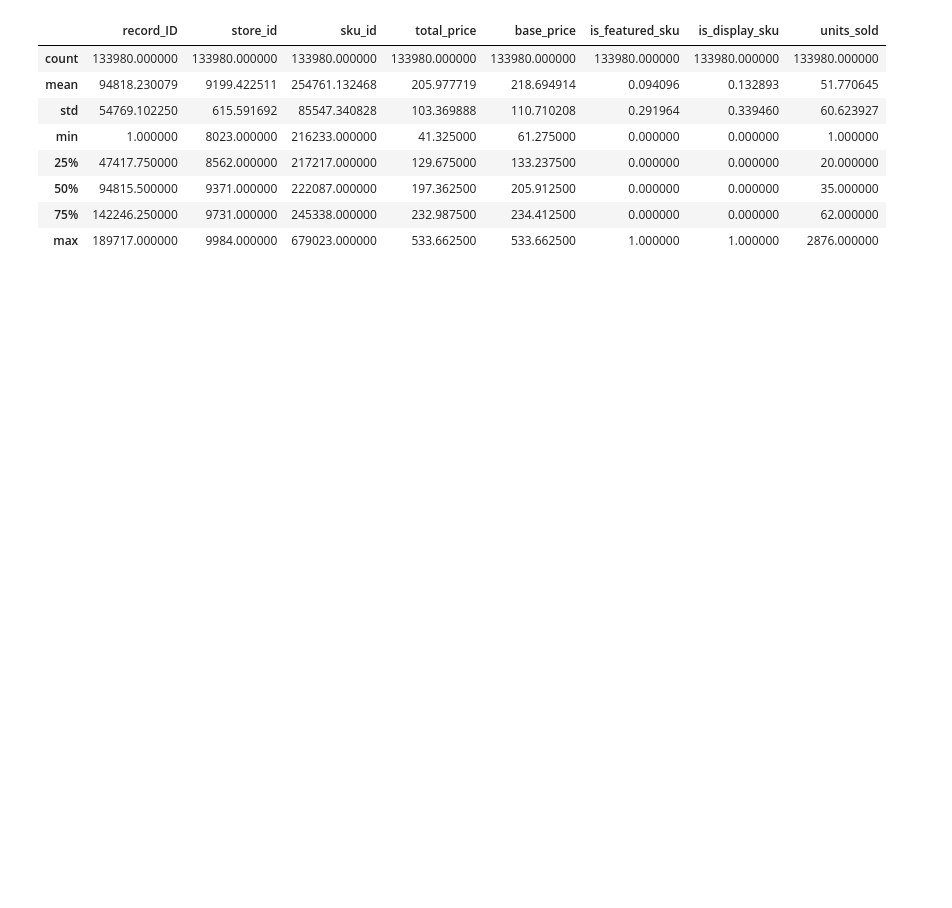
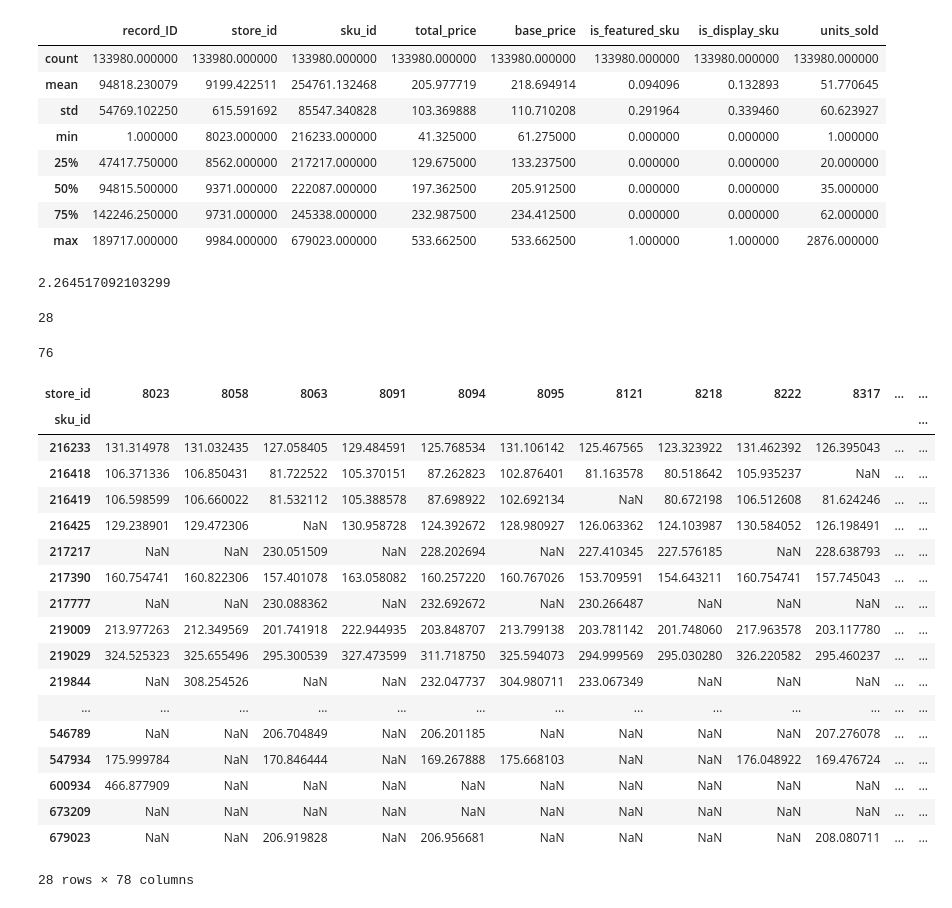
Before and after one commit to Mouadh-Bourezg/DEVCAMP2025, a Jupyter notebook: pyNotebook.ipynb, the cells around one changed output. Drawn from its saved outputs; the diff is of its cells as text; code cells hidden in the pictures; blank space fills up the shorter version.

```diff
--- a/pyNotebook.ipynb
+++ b/pyNotebook.ipynb
@@ -16,0 +19,43 @@ dt.describe()
+# %%
+(len(df2)/len(df))*100
+# %% [output]
+2.264517092103299
+# %%
+len(df['sku_id'].unique())
+# %% [output]
+28
+# %%
+len(df['store_id'].unique())
+# %% [output]
+76
+# %%
+sku_price_comparison = df.pivot_table(
+    index="sku_id",
+    columns="store_id",
+    values="base_price",
+    aggfunc="mean"  # or use max/min if needed
+)
+sku_price_comparison['min_price_across_stores'] = sku_price_comparison.min(axis=1)
+sku_price_comparison['max_price_across_stores'] = sku_price_comparison.max(axis=1)
+
+sku_price_comparison
+# %% [output]
+| store_id | 8023 | 8058 | 8063 | 8091 | 8094 | 8095 | 8121 | 8218 | 8222 | 8317 | ... | ... |
+| sku_id |  |  |  |  |  |  |  |  |  |  |  | ... |
+| 216233 | 131.314978 | 131.032435 | 127.058405 | 129.484591 | 125.768534 | 131.106142 | 125.467565 | 123.323922 | 131.462392 | 126.395043 | ... | ... |
+| 216418 | 106.371336 | 106.850431 | 81.722522 | 105.370151 | 87.262823 | 102.876401 | 81.163578 | 80.518642 | 105.935237 | NaN | ... | ... |
+| 216419 | 106.598599 | 106.660022 | 81.532112 | 105.388578 | 87.698922 | 102.692134 | NaN | 80.672198 | 106.512608 | 81.624246 | ... | ... |
+| 216425 | 129.238901 | 129.472306 | NaN | 130.958728 | 124.392672 | 128.980927 | 126.063362 | 124.103987 | 130.584052 | 126.198491 | ... | ... |
+| 217217 | NaN | NaN | 230.051509 | NaN | 228.202694 | NaN | 227.410345 | 227.576185 | NaN | 228.638793 | ... | ... |
+| 217390 | 160.754741 | 160.822306 | 157.401078 | 163.058082 | 160.257220 | 160.767026 | 153.709591 | 154.643211 | 160.754741 | 157.745043 | ... | ... |
+| 217777 | NaN | NaN | 230.088362 | NaN | 232.692672 | NaN | 230.266487 | NaN | NaN | NaN | ... | ... |
+| 219009 | 213.977263 | 212.349569 | 201.741918 | 222.944935 | 203.848707 | 213.799138 | 203.781142 | 201.748060 | 217.963578 | 203.117780 | ... | ... |
+| 219029 | 324.525323 | 325.655496 | 295.300539 | 327.473599 | 311.718750 | 325.594073 | 294.999569 | 295.030280 | 326.220582 | 295.460237 | ... | ... |
+| 219844 | NaN | 308.254526 | NaN | NaN | 232.047737 | 304.980711 | 233.067349 | NaN | NaN | NaN | ... | ... |
+| ... | ... | ... | ... | ... | ... | ... | ... | ... | ... | ... | ... | ... |
+| 546789 | NaN | NaN | 206.704849 | NaN | 206.201185 | NaN | NaN | NaN | NaN | 207.276078 | ... | ... |
+| 547934 | 175.999784 | NaN | 170.846444 | NaN | 169.267888 | 175.668103 | NaN | NaN | 176.048922 | 169.476724 | ... | ... |
+| 600934 | 466.877909 | NaN | NaN | NaN | NaN | NaN | NaN | NaN | NaN | NaN | ... | ... |
+| 673209 | NaN | NaN | NaN | NaN | NaN | NaN | NaN | NaN | NaN | NaN | ... | ... |
+| 679023 | NaN | NaN | 206.919828 | NaN | 206.956681 | NaN | NaN | NaN | NaN | 208.080711 | ... | ... |
+28 rows × 78 columns
```
Also changed, not shown: parts of 7 cells of this notebook.
